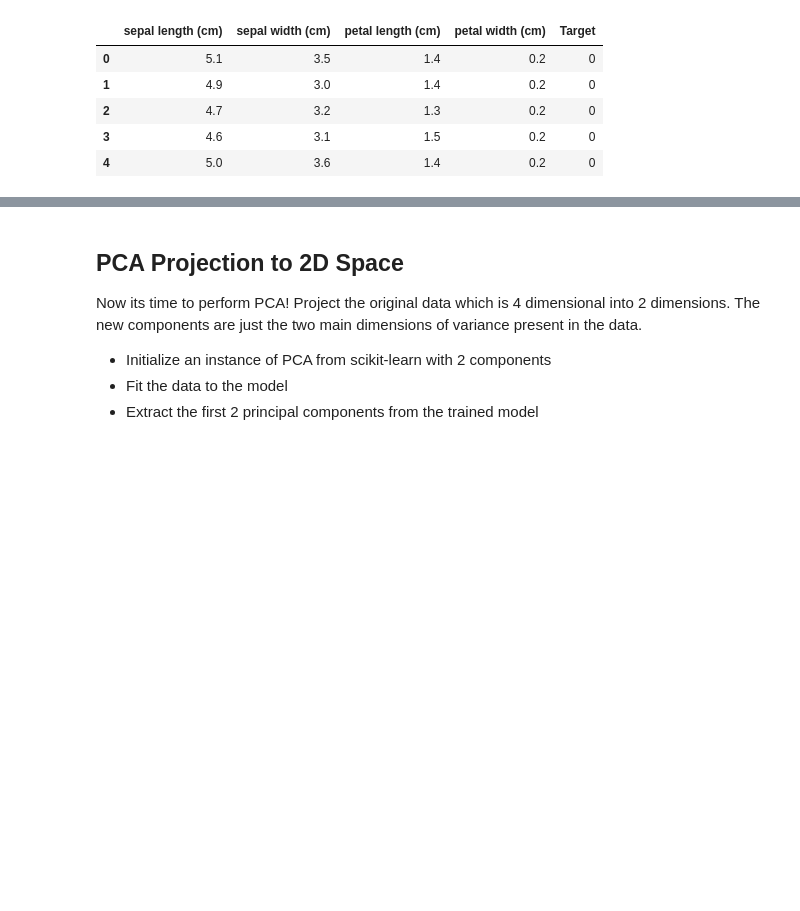
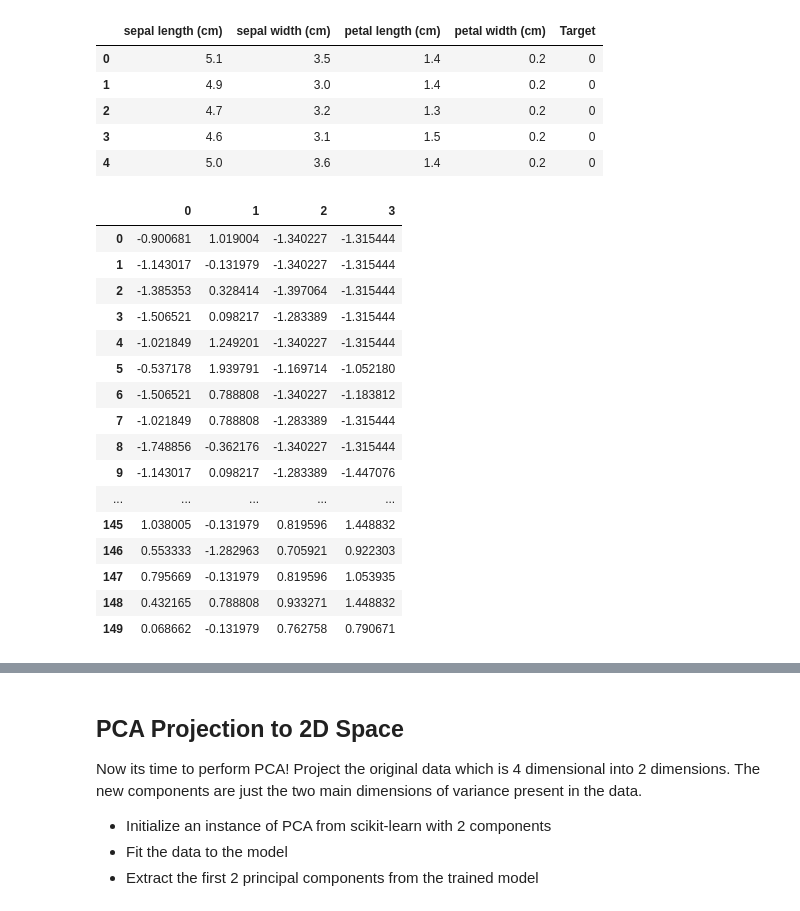
Before and after one commit to nkacoroski/dsc-3-34-06-performing-principle-component-analysis-seattle-ds-career-040119, a Jupyter notebook: index.ipynb, the cells around one changed output, grey strips where cells are left out. Cells and saved outputs as stored; diff of their text form; code cells hidden in the pictures; blank space fills up the shorter version.

```diff
--- a/index.ipynb
+++ b/index.ipynb
@@ -58,7 +58,24 @@ y = df['Target']
 # %%
 # Standardize the features
 from sklearn.preprocessing import StandardScaler
 X = StandardScaler().fit_transform(X)
-pd.DataFrame(data = X, column)
+pd.DataFrame(data = X)
 # Your code here
 # %% [output]
+|  | 0 | 1 | 2 | 3 |
+| 0 | -0.900681 | 1.019004 | -1.340227 | -1.315444 |
+| 1 | -1.143017 | -0.131979 | -1.340227 | -1.315444 |
+| 2 | -1.385353 | 0.328414 | -1.397064 | -1.315444 |
+| 3 | -1.506521 | 0.098217 | -1.283389 | -1.315444 |
+| 4 | -1.021849 | 1.249201 | -1.340227 | -1.315444 |
+| 5 | -0.537178 | 1.939791 | -1.169714 | -1.052180 |
+| 6 | -1.506521 | 0.788808 | -1.340227 | -1.183812 |
+| 7 | -1.021849 | 0.788808 | -1.283389 | -1.315444 |
+| 8 | -1.748856 | -0.362176 | -1.340227 | -1.315444 |
+| 9 | -1.143017 | 0.098217 | -1.283389 | -1.447076 |
+| ... | ... | ... | ... | ... |
+| 145 | 1.038005 | -0.131979 | 0.819596 | 1.448832 |
+| 146 | 0.553333 | -1.282963 | 0.705921 | 0.922303 |
+| 147 | 0.795669 | -0.131979 | 0.819596 | 1.053935 |
+| 148 | 0.432165 | 0.788808 | 0.933271 | 1.448832 |
+| 149 | 0.068662 | -0.131979 | 0.762758 | 0.790671 |
```
Also changed, not shown: parts of 1 cell of this notebook.
